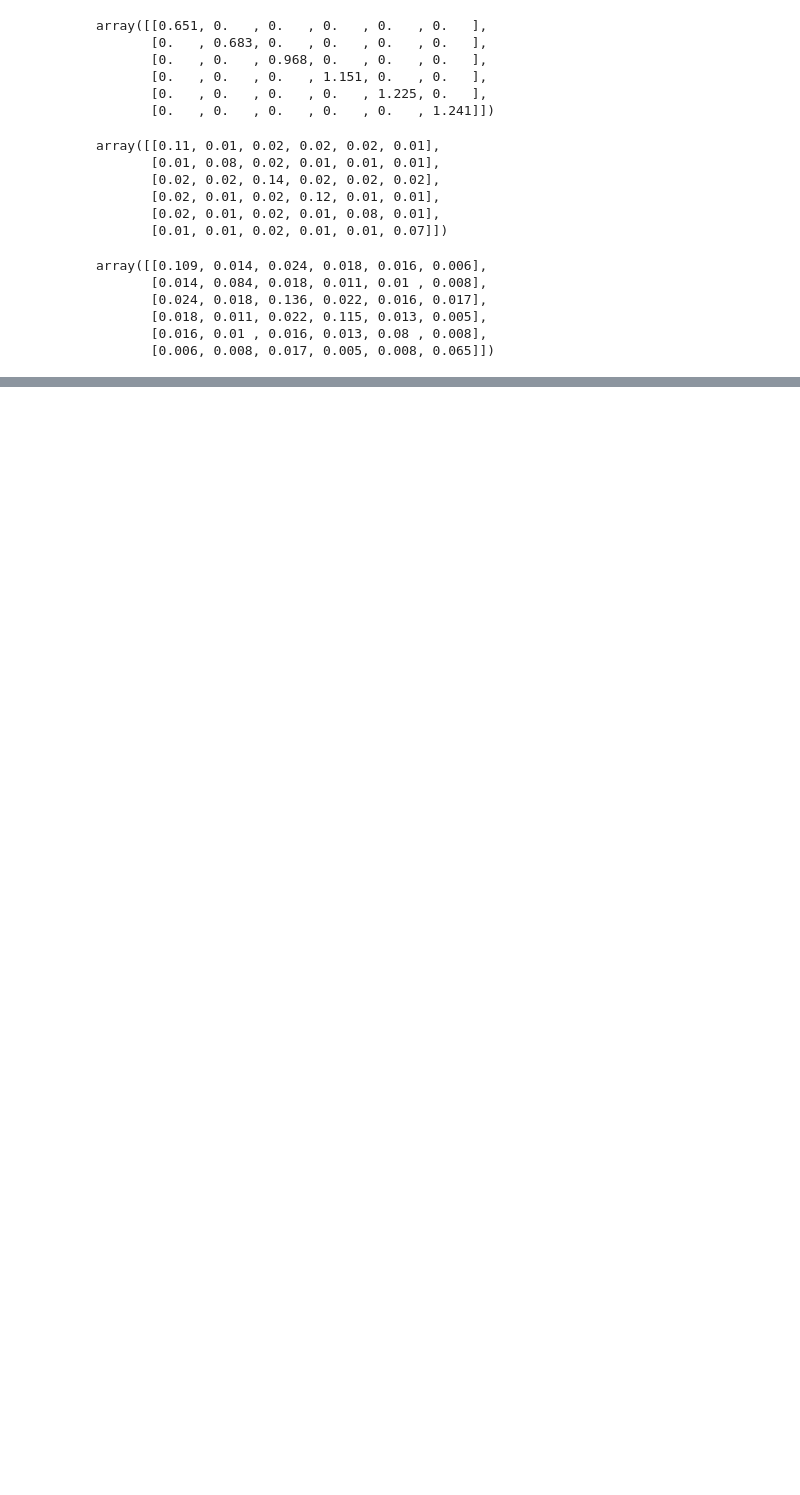
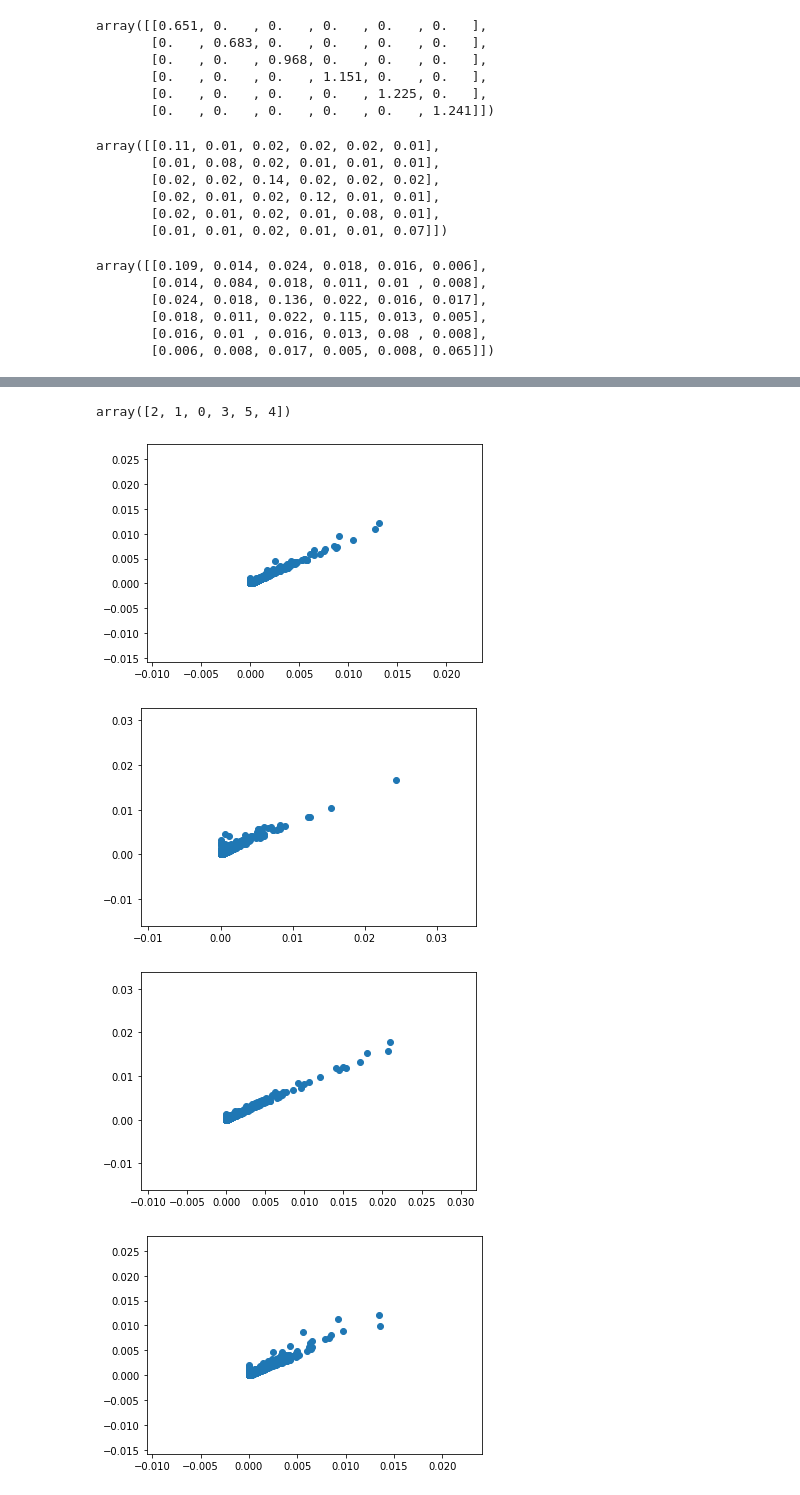
Before and after one commit to zihao12/pyJSMF-RAW, a Jupyter notebook: experiments/sla_multinomial1.ipynb, the cells around one changed output, grey strips where cells are left out. Saved outputs shown, nothing was run; the diff lists cells and outputs as text; code cells hidden in the pictures; blank space fills up the shorter version.

```diff
--- a/experiments/sla_multinomial1.ipynb
+++ b/experiments/sla_multinomial1.ipynb
@@ -207,0 +212,7 @@ array([[0.109, 0.014, 0.024, 0.018, 0.016, 0.006],
+# %%
+np.random.seed(123)
+Xnew,w_idct, F = simulate_multinomial_counts(L, F, 10*X.sum(axis = 1))
+Xnew = sparse.coo_matrix(Xnew)
+# %%
+C2, D1, D2 = X2C(Xnew)
+S2, B2, A2, _, _, _, _, C2 = factorizeC(C2, K=k, rectifier='AP', optimizer='activeSet')
@@ -207,0 +237,14 @@ array([[0.109, 0.014, 0.024, 0.018, 0.016, 0.006],
+# %%
+topic_idx = match_topics(F, B2).astype(int)
+topic_idx
+# %% [output]
+array([2, 1, 0, 3, 5, 4])
+# %%
+for i in range(k):
+    plt.scatter(F[:,i], B2[:, topic_idx[i]])
+    plt.show()
+# %% [output]
+[figure, added]
+[figure, added]
+[figure, added]
+[figure, added]
```
Also changed, not shown: parts of 4 cells of this notebook, 2 other files.
